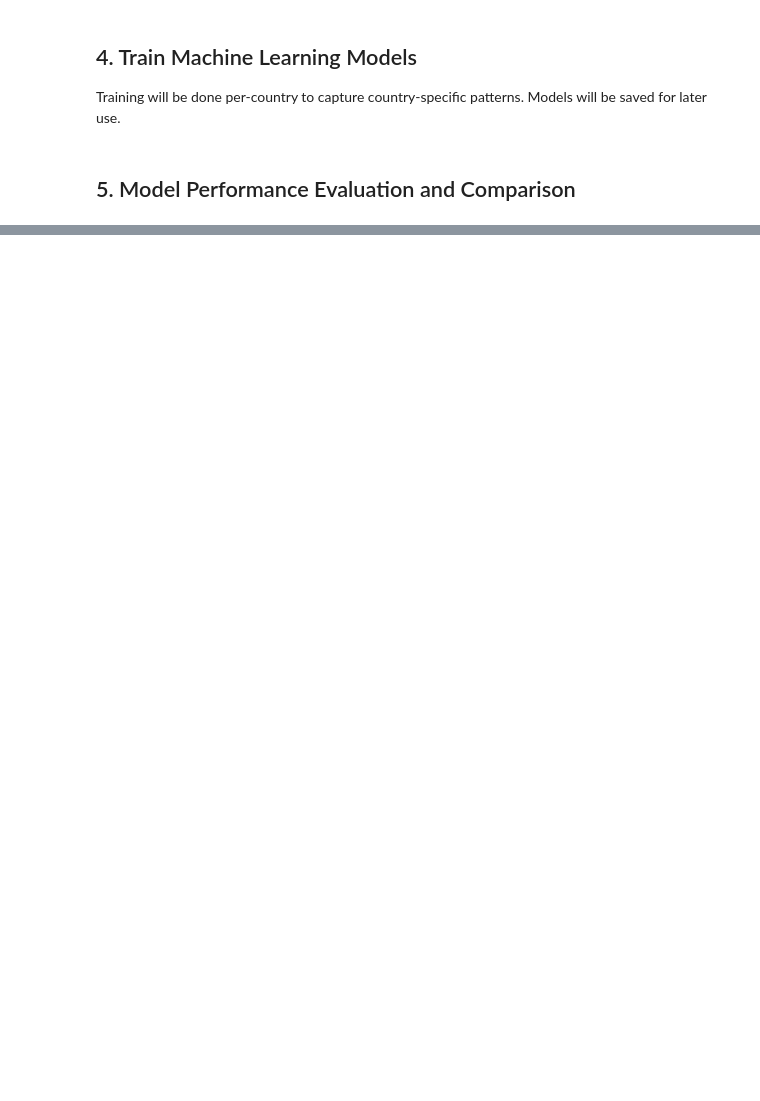
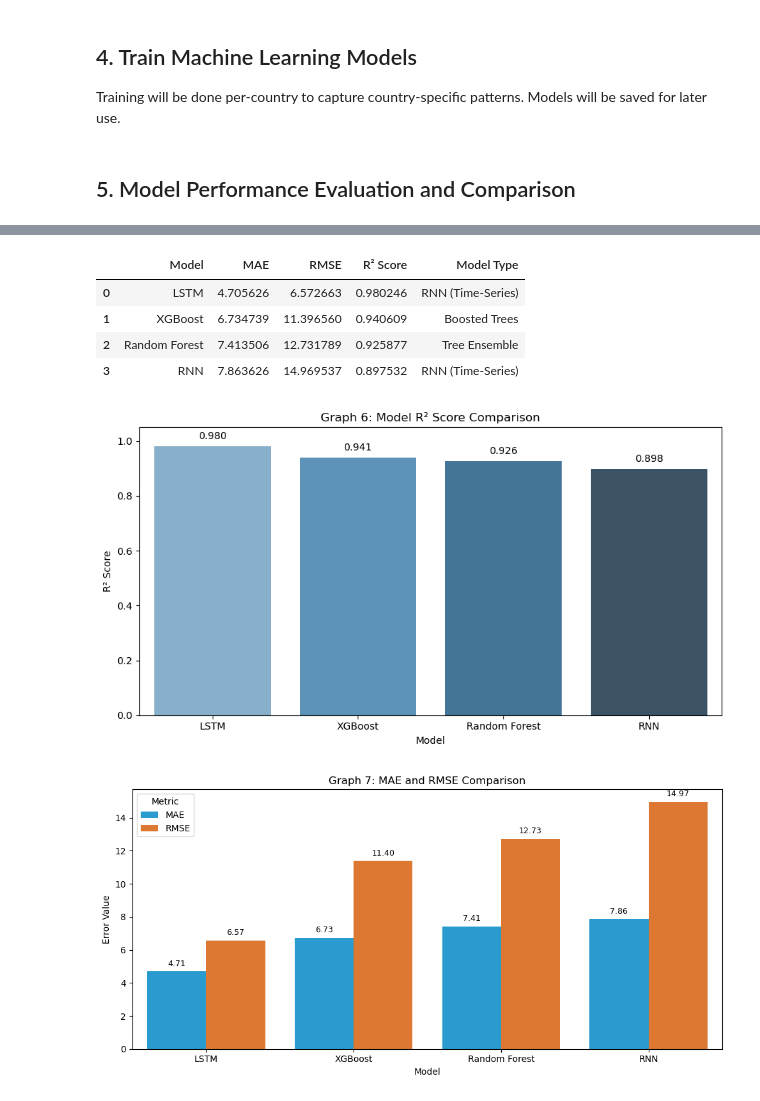
Before and after one commit to nithin282004/Final-Project-Capstone, a Jupyter notebook: train_and_predict.ipynb, the cells around one changed output, grey strips where cells are left out. Saved outputs shown, nothing was run; the diff lists cells and outputs as text; code cells hidden in the pictures; blank space fills up the shorter version.

```diff
--- a/train_and_predict.ipynb
+++ b/train_and_predict.ipynb
@@ -397,10 +408,69 @@ rows.append(
     }
 )
 
+rows.append(
+    {
+        'Model': 'RNN',
+        'MAE': rnn_mae,
+        'RMSE': rnn_rmse,
+        'R² Score': rnn_r2,
+        'Model Type': 'RNN (Time-Series)'
+    }
+)
+
 all_models_performance = pd.DataFrame(rows).sort_values('R² Score', ascending=False).reset_index(drop=True)
 all_models_performance[['Model', 'MAE', 'RMSE', 'R² Score']].to_csv('models/all_models_performance.csv', index=False)
 
 best_row = all_models_performance.iloc[0]
 print(f"Best model: {best_row['Model']} (R² = {best_row['R² Score']:.4f})")
-all_models_performance
+display(all_models_performance)
+
+# Graph 6: R² comparison (higher is better)
+plt.figure(figsize=(9, 5))
+ax = sns.barplot(data=all_models_performance, x='Model', y='R² Score', palette='Blues_d')
+for patch in ax.patches:
+    height = patch.get_height()
+    ax.annotate(f"{height:.3f}",
+                (patch.get_x() + patch.get_width() / 2, height),
+                ha='center', va='bottom', xytext=(0, 5),
+                textcoords='offset points', fontsize=10)
+plt.title('Graph 6: Model R² Score Comparison')
+plt.xlabel('Model')
+plt.ylabel('R² Score')
+plt.ylim(0, 1.05)
+plt.tight_layout()
+plt.show()
+
+# Graph 7: MAE and RMSE comparison (lower is better)
+metrics_long = all_models_performance.melt(
+    id_vars='Model',
+    value_vars=['MAE', 'RMSE'],
+    var_name='Metric',
+    value_name='Value'
+ )
+plt.figure(figsize=(10, 5))
+ax = sns.barplot(data=metrics_long, x='Model', y='Value', hue='Metric', palette=['#0ea5e9', '#f97316'])
+for patch in ax.patches:
+    height = patch.get_height()
+    if np.isfinite(height) and height > 1e-6:
+        ax.annotate(f"{height:.2f}",
+                    (patch.get_x() + patch.get_width() / 2, height),
+                    ha='center', va='bottom', xytext=(0, 4),
+                    textcoords='offset points', fontsize=9)
+plt.title('Graph 7: MAE and RMSE Comparison')
+plt.xlabel('Model')
+plt.ylabel('Error Value')
+plt.tight_layout()
+plt.show()
+
+# Graph 8: MAE vs RMSE trade-off scatter
+plt.figure(figsize=(8, 6))
+sns.scatterplot(data=all_models_performance, x='RMSE', y='MAE', hue='Model', s=130, palette='Set2')
+for _, row in all_models_performance.iterrows():
+    plt.text(row['RMSE'], row['MAE'], f"  {row['Model']} ({row['MAE']:.2f}, {row['RMSE']:.2f})", va='center')
+plt.title('Graph 8: Model Error Trade-off (MAE vs RMSE)')
+plt.xlabel('RMSE')
+plt.ylabel('MAE')
+plt.tight_layout()
+plt.show()
 # %% [output]
@@ -422,0 +478,7 @@ Best Overall Model: LSTM (R² = 0.985357)
+|  | Model | MAE | RMSE | R² Score | Model Type |
+| 0 | LSTM | 4.705626 | 6.572663 | 0.980246 | RNN (Time-Series) |
+| 1 | XGBoost | 6.734739 | 11.396560 | 0.940609 | Boosted Trees |
+| 2 | Random Forest | 7.413506 | 12.731789 | 0.925877 | Tree Ensemble |
+| 3 | RNN | 7.863626 | 14.969537 | 0.897532 | RNN (Time-Series) |
+[figure, added]
+[figure, added]
```
Also changed, not shown: parts of 15 cells of this notebook, 17 other files.
